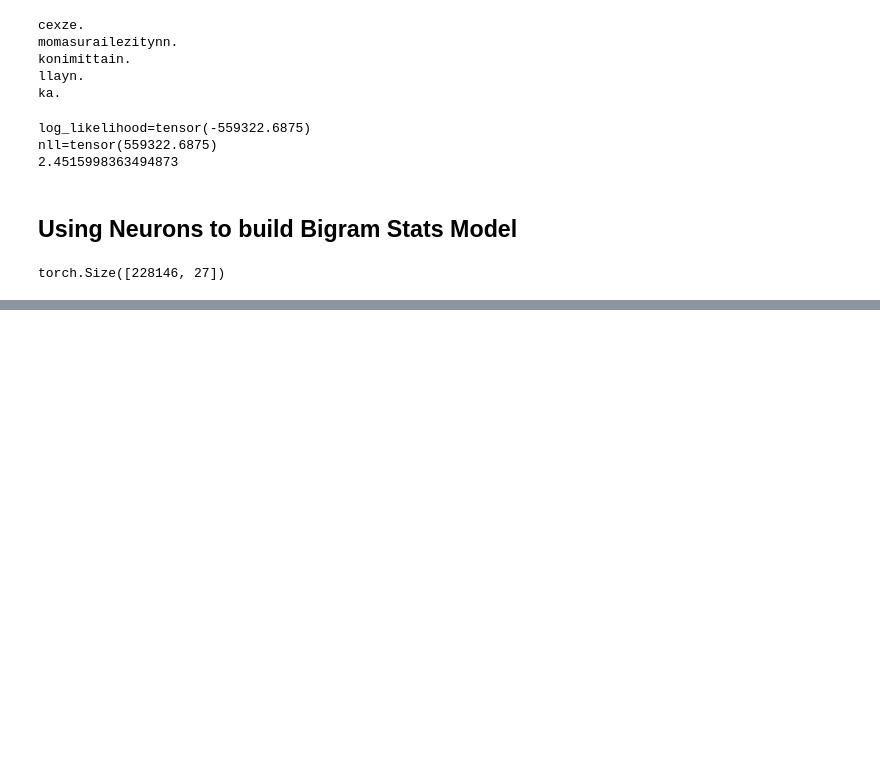
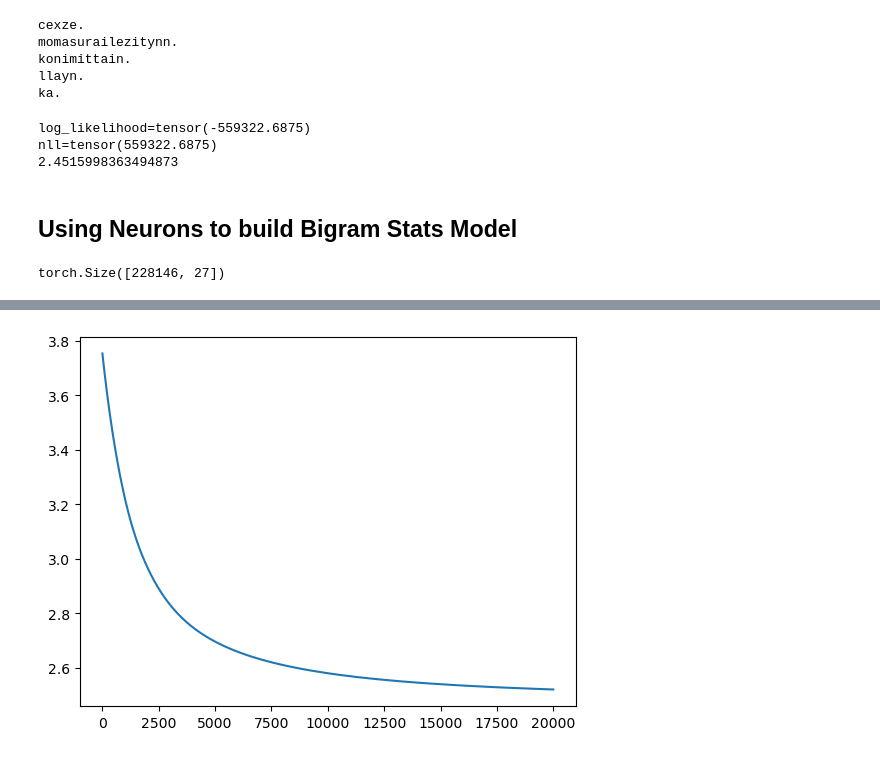
Before and after one commit to SinghKaranbir/DeepLearning, a Jupyter notebook: notebooks/bigram_stat_model.ipynb, the cells around one changed output, grey strips where cells are left out. Cells and saved outputs as stored; diff of their text form; code cells hidden in the pictures; blank space fills up the shorter version.

Commit message:
chore: plot losses

```diff
--- a/notebooks/bigram_stat_model.ipynb
+++ b/notebooks/bigram_stat_model.ipynb
@@ -227,0 +228,6 @@ k.
+# %%
+loss_values = [tensor.item() for tensor in losses]
+plt.plot(loss_values)
+plt.show()
+# %% [output]
+[figure, added]
```
Also changed, not shown: parts of 2 cells of this notebook.
